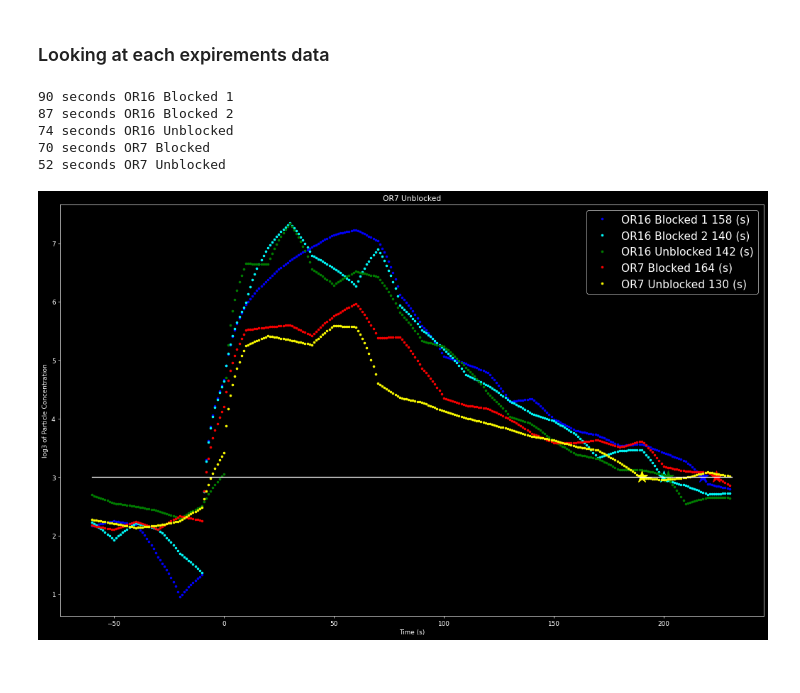
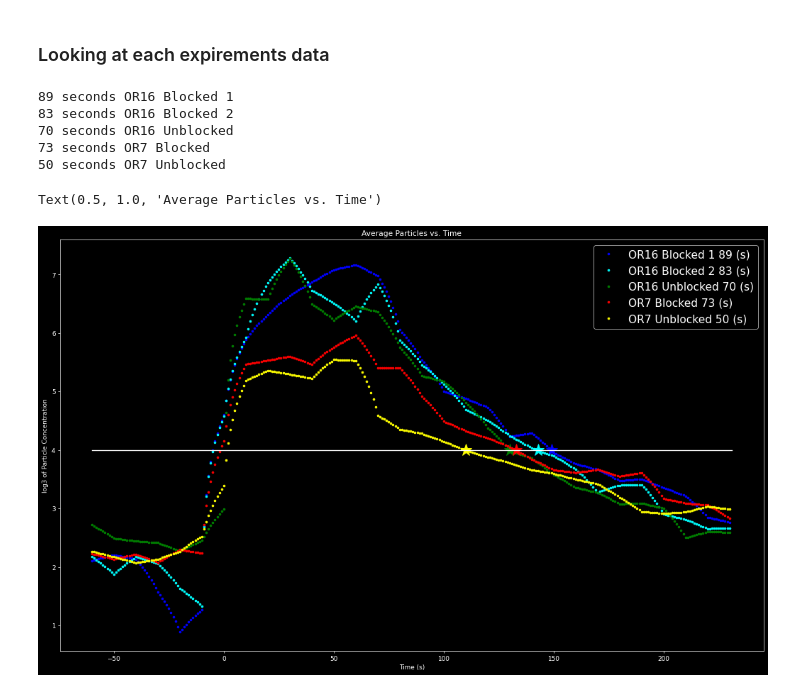
Before and after one commit to rrochlin/UWMedDecember, a Jupyter notebook: Analysis.ipynb, the cells around one changed output. Drawn from its saved outputs; the diff is of its cells as text; code cells hidden in the pictures.

```diff
--- a/Analysis.ipynb
+++ b/Analysis.ipynb
@@ -78,10 +94,11 @@ Text(0.5, 1.0, 'Variance in Particles')
 ### Looking at each expirements data
 # %%
 indexList = {}
+thresh = 4
 for notUse,x in enumerate(stAvgDf):
     switch = 1
     for idx,i in enumerate(np.log(stAvgDf[x]['Average'])/np.log(3)):
-        if i <= 4:
+        if i <= thresh:
             if not switch:
                 indexList[x] = idx-120
                 switch = 1
@@ -90,31 +107,35 @@ for notUse,x in enumerate(stAvgDf):
             switch = 0
     print(indexList[x],'seconds',x)
 # %% [output]
-90 seconds OR16 Blocked 1
-87 seconds OR16 Blocked 2
-74 seconds OR16 Unblocked
-70 seconds OR7 Blocked
-52 seconds OR7 Unblocked
+89 seconds OR16 Blocked 1
+83 seconds OR16 Blocked 2
+70 seconds OR16 Unblocked
+73 seconds OR7 Blocked
+50 seconds OR7 Unblocked
 # %%
 color = ['blue','cyan','green','red','yellow']
-thresh = 3
 for idx,x in enumerate(stAvgDf):
     fig = plt.figure(0, figsize=(20,12), dpi=64)
     ax = fig.gca()
+    yData = stAvgDf[x]['Average']
+    xData = indexList[x]
 
-    ax.plot([i for i in range(-60,len(stAvgDf[x])-60)],np.log(stAvgDf[x]['Average'])/np.log(3),'.',color = color[idx],label = x + ' ' + str(indexList[x]) + ' (s)')
-    ax.plot([indexList[x]+60],[thresh],'*',ms=20,color = color[idx])
-    # ax.plot([indexList[x],indexList[x]],[0,5])
+    ax.plot([i for i in range(-60,len(yData)-60)],np.log(yData)/np.log(3),'.',color = color[idx],label = x + ' ' + str(xData) + ' (s)')
+    ax.plot([xData+60],[thresh],'*',ms=20,color = color[idx])
+    # ax.plot([xData,cData],[0,5])
 
-    # ax.plot([i for i in range(-60,len(stAvgDf[x])-60)],stAvgDf[x]['Average'],'.')
-    # ax.plot([indexList[x],indexList[x]],[0,200])
+    # ax.plot([i for i in range(-60,len(yData)-60)],yData,'.')
+    # ax.plot([xData,xData],[0,200])
 
-# ax.plot([-60,len(stAvgDf[x])-60],[27,27],color = 'white')
+# ax.plot([-60,len(yData)-60],[thresh**3,thresh**3],color = 'white')
 ax.plot([-60,len(stAvgDf[x])-60],[thresh]*2,color = 'white')
 ax.legend(fontsize = 'xx-large')
 ax.set_xlabel('Time (s)')
 ax.set_ylabel('log3 of Particle Concentration')
-plt.title(x)
-mpld3.save_html(fig,'avgParticlePlot27_Thresh.html')
+plt.title('Average Particles vs. Time')
+
+# #For exporting
+# mpld3.save_html(fig,'avgParticlePlot27_Thresh.html')
 # %% [output]
+Text(0.5, 1.0, 'Average Particles vs. Time')
-[figure, old version]
+[figure, new version]
```
Also changed, not shown: parts of 4 cells of this notebook, 3 other files.
